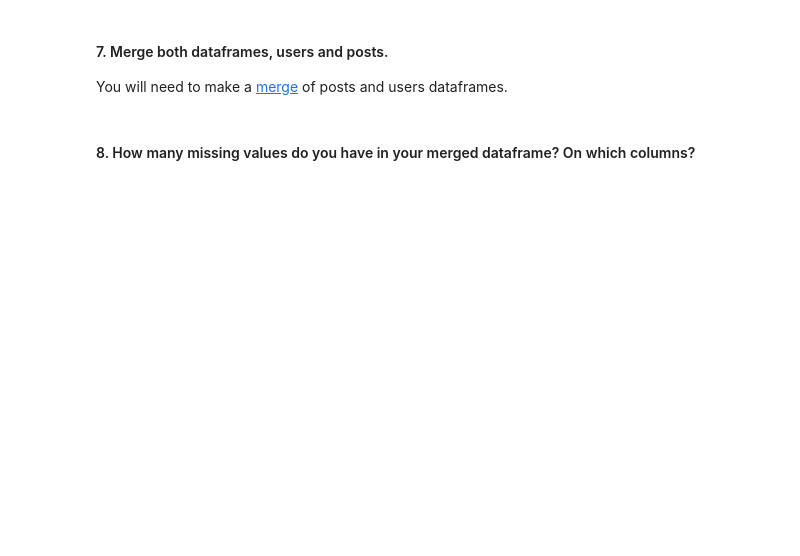
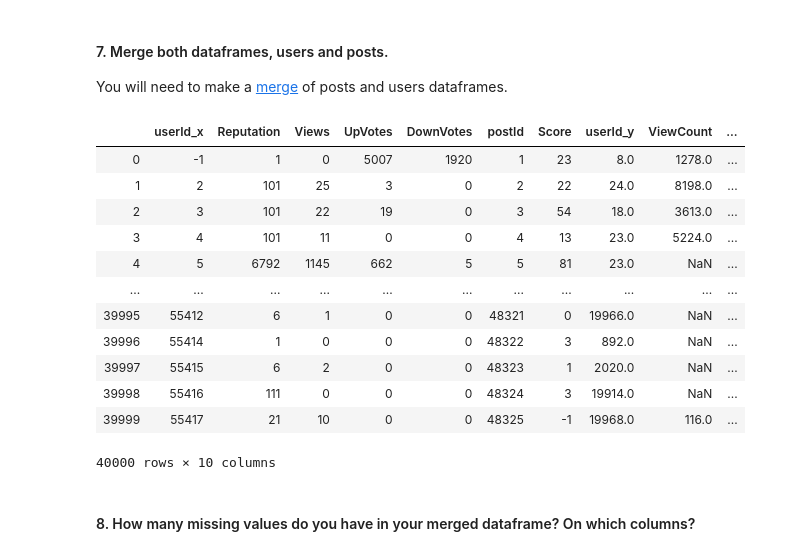
Before and after one commit to ta-data-lis/lab-data-cleaning, a Jupyter notebook: your-code/main.ipynb, the cells around one changed output. Drawn from its saved outputs; the diff is of its cells as text; code cells hidden in the pictures; blank space fills up the shorter version.

```diff
--- a/your-code/main.ipynb
+++ b/your-code/main.ipynb
@@ -49,3 +49,7 @@ Index(['postId', 'PostTypeId', 'AcceptedAnswerId', 'CreaionDate', 'Score',
 #### 6. Define new dataframes for users and posts with the following selected columns:
     **users columns**: userId, Reputation,Views,UpVotes,DownVotes
     **posts columns**: postId, Score,userId,ViewCount,CommentCount
+# %%
+newusers = users[['userId', 'Reputation', 'Views', 'UpVotes', 'DownVotes']]
+newposts = posts[['postId', 'Score', 'userId', 'ViewCount', 'CommentCount']]
+newusers
@@ -52,5 +70,22 @@ Index(['postId', 'PostTypeId', 'AcceptedAnswerId', 'CreaionDate', 'Score',
 # %% [markdown]
 #### 7. Merge both dataframes, users and posts.
 You will need to make a [merge](https://pandas.pydata.org/pandas-docs/stable/generated/pandas.DataFrame.merge.html) of posts and users dataframes.
+# %%
+merged_df = pd.merge(newusers, newposts, left_index = True, right_index = True)
+merged_df
+# %% [output]
+|  | userId_x | Reputation | Views | UpVotes | DownVotes | postId | Score | userId_y | ViewCount | ... |
+| 0 | -1 | 1 | 0 | 5007 | 1920 | 1 | 23 | 8.0 | 1278.0 | ... |
+| 1 | 2 | 101 | 25 | 3 | 0 | 2 | 22 | 24.0 | 8198.0 | ... |
+| 2 | 3 | 101 | 22 | 19 | 0 | 3 | 54 | 18.0 | 3613.0 | ... |
+| 3 | 4 | 101 | 11 | 0 | 0 | 4 | 13 | 23.0 | 5224.0 | ... |
+| 4 | 5 | 6792 | 1145 | 662 | 5 | 5 | 81 | 23.0 | NaN | ... |
+| ... | ... | ... | ... | ... | ... | ... | ... | ... | ... | ... |
+| 39995 | 55412 | 6 | 1 | 0 | 0 | 48321 | 0 | 19966.0 | NaN | ... |
+| 39996 | 55414 | 1 | 0 | 0 | 0 | 48322 | 3 | 892.0 | NaN | ... |
+| 39997 | 55415 | 6 | 2 | 0 | 0 | 48323 | 1 | 2020.0 | NaN | ... |
+| 39998 | 55416 | 111 | 0 | 0 | 0 | 48324 | 3 | 19914.0 | NaN | ... |
+| 39999 | 55417 | 21 | 10 | 0 | 0 | 48325 | -1 | 19968.0 | 116.0 | ... |
+40000 rows × 10 columns
 # %% [markdown]
 #### 8. How many missing values do you have in your merged dataframe? On which columns?
```
Also changed, not shown: parts of 9 cells of this notebook.
